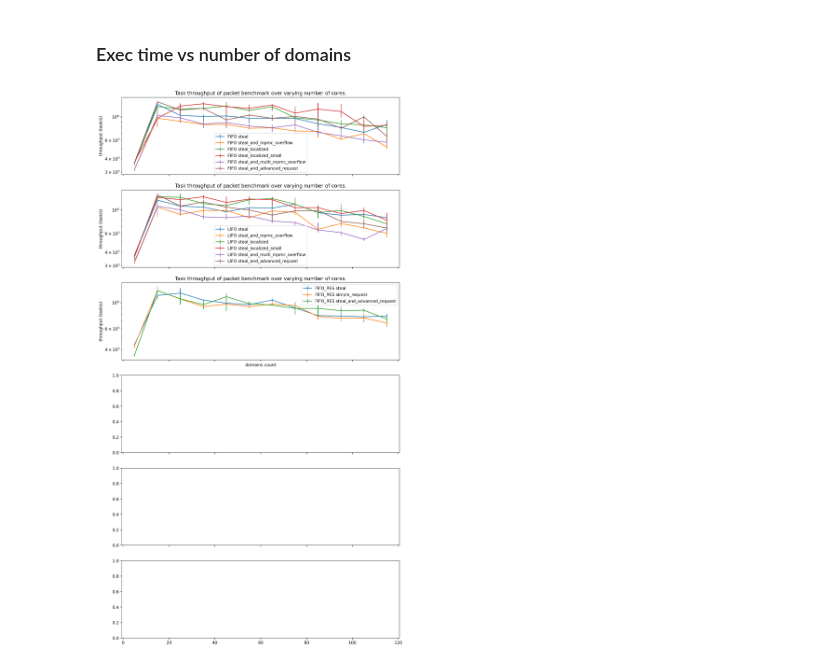
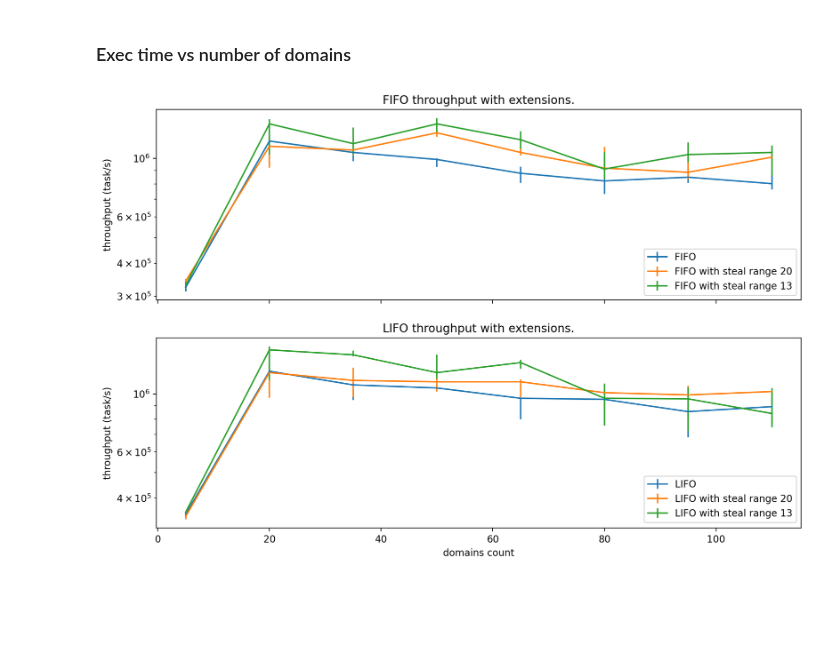
Before and after one commit to bartoszmodelski/ebsl, a Jupyter notebook: evaluation/packet-dist-methods/packet-benchmark-sherwood-dist.py.ipynb, the cells around one changed output. Drawn from its saved outputs; the diff is of its cells as text; code cells hidden in the pictures; blank space fills up the shorter version.

```diff
--- a/evaluation/packet-dist-methods/packet-benchmark-sherwood-dist.py.ipynb
+++ b/evaluation/packet-dist-methods/packet-benchmark-sherwood-dist.py.ipynb
@@ -197,5 +183,5 @@ for policy in res_policy:
 # %%
-run_name = "distribution5"
+run_name = "distribution10-granular"
 # %%
 import pickle
 
@@ -203,8 +189,6 @@ import pickle
 with open('packet_fifos_' + run_name + '.pickle', 'wb') as handle:
     pickle.dump(fifos, handle)
 
-with open('packet_fifos_res' + run_name + '.pickle', 'wb') as handle:
-    pickle.dump(fifos_res, handle)
 
 with open('packet_lifos_' + run_name + '.pickle', 'wb') as handle:
     pickle.dump(lifos, handle)
@@ -217,13 +201,6 @@ for fifo in fifos:
         fifo_transformed.append(transform(row))
     fifos_transformed.append(fifo_transformed)
 
-fifos_res_transformed = []
-for fifo_res in fifos_res:
-    fifo_res_transformed = []
-    for row in fifo_res:
-        fifo_res_transformed.append(transform(row))
-    fifos_res_transformed.append(fifo_res_transformed)
-
 lifos_transformed = []
 for lifo in lifos:
     lifo_transformed = []
@@ -235,10 +212,6 @@ for fifo_transformed in fifos_transformed:
     for row in fifo_transformed:
         add_metrics(row)
 
-for fifo_res_transformed in fifos_res_transformed:
-    for row in fifo_res_transformed:
-        add_metrics(row)
-
 for lifo_transformed in lifos_transformed:
     for row in lifo_transformed:
         add_metrics(row)
@@ -257,7 +230,7 @@ def plot(x, data, key, name):
 
     return ax.errorbar(x, y, [lower_errbar, upper_errbar], label=name)
 # %%
-size = 6
+size = 2
 
 fig, axes = plt.subplots(size, 1, sharex=True)
 fig.set_size_inches(12, 4 * size)
@@ -270,14 +243,27 @@ ax = axes[0]
 
 handles = []
 for i in range(0, len(policies)):
-    handle = plot(x, fifos_transformed[i], "throughput-processed", 'FIFO ' + policies[i])
+    if i not in [0, 2, 3]:
+        continue
+
+
+
+    label = ""
+    if i == 0:
+        label = ""
+    if i == 2:
+        label = "with steal range 20"
+    if i == 3:
+        label = "with steal range 13"
+
+    handle = plot(x, fifos_transformed[i], "throughput-processed", 'FIFO ' + label)
     handles.append(handle)
 
 ax.legend(handles=handles)
 
 ax.set_yscale("log")
 #ax.set_ylim(ymin=2*10**5, ymax=1.5*10**7)
-ax.set_title("Task throughput of packet benchmark over varying number of cores.")
+ax.set_title("FIFO throughput with extensions.")
 ax.set_ylabel('throughput (task/s)')
 
 ######################################
@@ -289,22 +275,31 @@ ax = axes[1]
 handles = []
 
 for i in range(0, len(policies)):
-    handle = plot(x, lifos_transformed[i], "throughput-processed", 'LIFO ' + policies[i])
+    if i not in [0, 2, 3]:
+        continue
+
+    label = ""
+    if i == 0:
+        label = ""
+    if i == 2:
+        label = "with steal range 20"
+    if i == 3:
+        label = "with steal range 13"
+
+    handle = plot(x, lifos_transformed[i], "throughput-processed", 'LIFO ' + label)
     handles.append(handle)
 
-ax.legend(handles=handles)
-
+ax.legend(bbox_to_anchor=(1, 0.3),handles=handles)
 ax.set_yscale("log")
 #ax.set_ylim(ymin=2*10**5, ymax=1.5*10**7)
-ax.set_title("Task throughput of packet benchmark over varying number of cores.")
+ax.set_title("LIFO throughput with extensions")
 ax.set_ylabel('throughput (task/s)')
 #################################
 
-ax = axes[2]
 
 #line_lifo, = ax.plot(x, to_series(fifo_transformed, "time-processed"), label='FIFO')
 #line_fifo, = ax.plot(x, to_series(lifo_transformed, "time-processed"), label='LIFO')
-
+'''
 handles = []
 
 for i in range(0, len(res_policies)):
@@ -313,12 +308,12 @@ for i in range(0, len(res_policies)):
 
 ax.legend(handles=handles)
 
-ax.set_yscale("log")
-#ax.set_ylim(ymin=2*10**5, ymax=1.5*10**7)
+ax.set_yscale("log"')
+#ax.set_ylim(ymin='2*10**5, ymax=1.5*10**7)
 ax.set_title("Task throughput of packet benchmark over varying number of cores.")
 ax.set_ylabel('throughput (task/s)')
 
-
+'''
 
 '''
 ########################
@@ -378,31 +373,31 @@ ax = axes[4]
 line_lifo = plot(x, fifo_transformed, "latency_q9999-processed", 'FIFO')
 line_fifo = plot(x, lifo_transformed, "latency_q9999-processed", 'LIFO')
 
 #ax.set_yscale("log")
 ax.set_ylim(ymin=1)
 ax.set_ylabel('latency (μs)')
 ax.set_title("99.99% percentile latency.")
 
 ########################
 ## WAIT ################
 ########################
 
 ax = axes[5]
 
 
 line_lifo = plot(x, fifo_transformed, "waited_for_space_on_enque-processed", 'FIFO')
 line_fifo = plot(x, lifo_transformed, "waited_for_space_on_enque-processed", 'LIFO')
 
 ax.set_yscale("log")
 ax.set_ylim(ymin=1)
 ax.set_xlabel('domains count')
 ax.set_ylabel('busy-wait loops (count)')
 ax.set_title("Number of retries on task insertion due to lack of space")
 
 '''
 
 ax.set_xlabel('domains count')
 
 plt.savefig("packet-basic-" + run_name + ".png", dpi=200)
 # %% [output]
-[figure, old version]
+[figure, new version]
```
Also changed, not shown: parts of 3 cells of this notebook, 12 other files.
